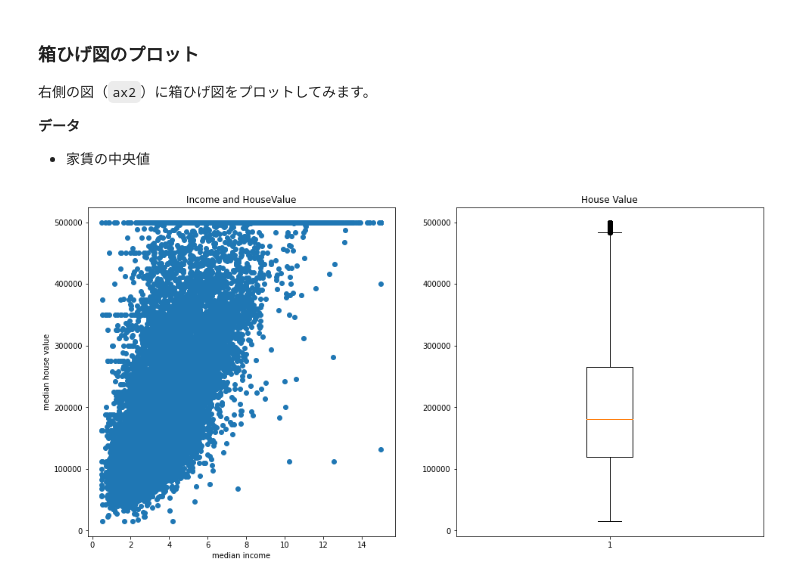
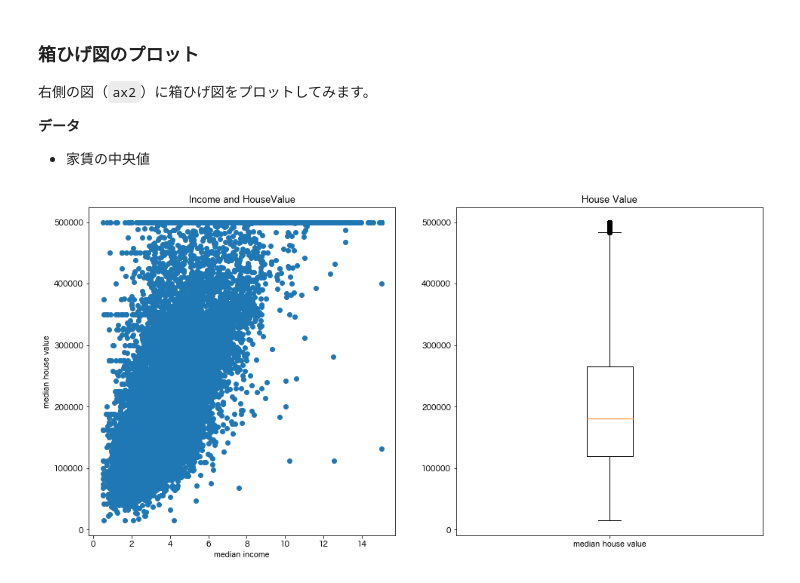
Before and after one commit to kentakom1213/practice-datavisualization, a Jupyter notebook: matplotlib_advanced.ipynb, the cells around one changed output. Cells and saved outputs as stored; diff of their text form; code cells hidden in the pictures.

```diff
--- a/matplotlib_advanced.ipynb
+++ b/matplotlib_advanced.ipynb
@@ -9,6 +9,11 @@
 # %%
 import matplotlib.pyplot as plt
 import pandas as pd
+# %%
+# 日本語対応
+from matplotlib import rcParams
+rcParams['font.family'] = 'sans-serif'
+rcParams['font.sans-serif'] = ['Hiragino Maru Gothic Pro', 'Yu Gothic', 'Meirio', 'Takao', 'IPAexGothic', 'IPAPGothic', 'VL PGothic', 'Noto Sans CJK JP']
 # %% [markdown]
 ## データの読み込み
 # %%
@@ -76,10 +88,10 @@ fig
 **データ**
 - 家賃の中央値
 # %%
-ax2.boxplot(df['median_house_value'])
+ax2.boxplot(df['median_house_value'], labels=["median house value"])
 
 ax2.set_title("House Value")
 
 fig
 # %% [output]
-[figure, old version]
+[figure, new version]
```
Also changed, not shown: parts of 4 cells of this notebook, 34 other files.
